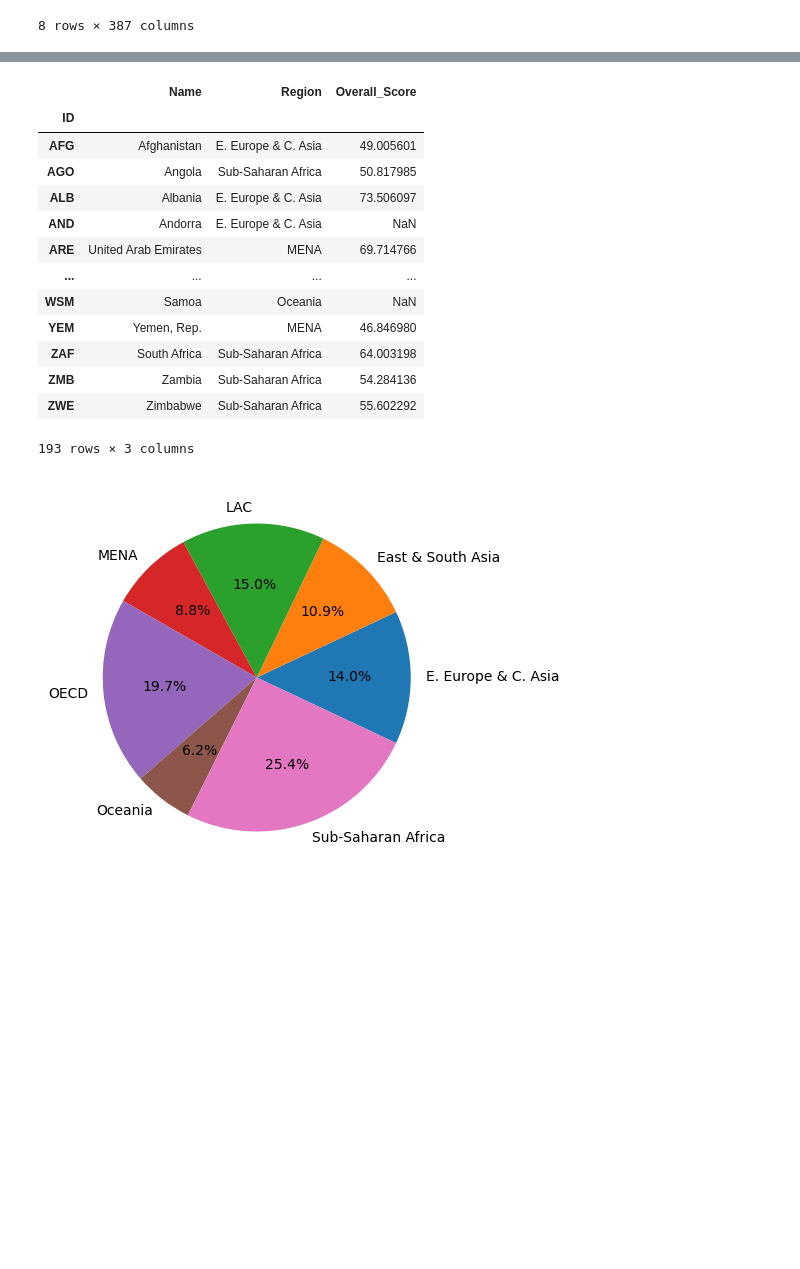
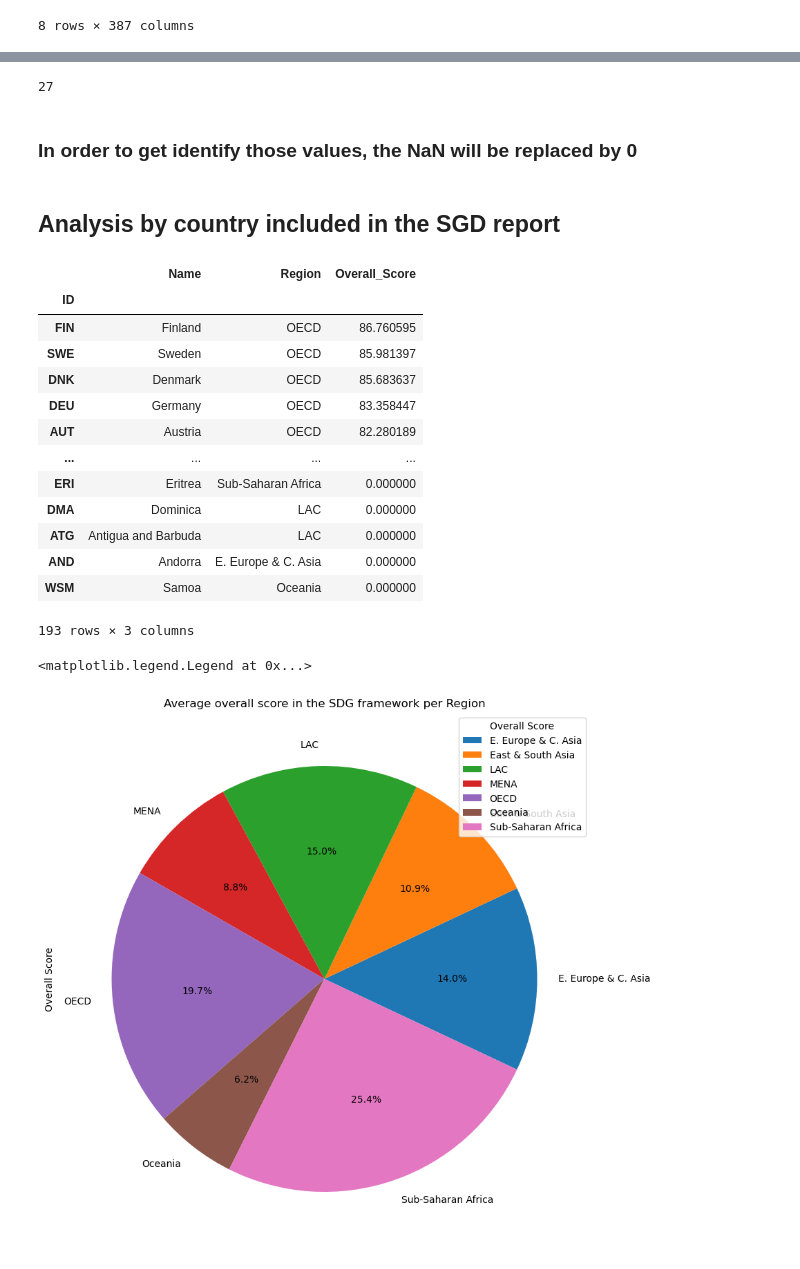
Before and after one commit to orl1289/Sustainable-Development-Goals, a Jupyter notebook: SDG_Country.ipynb, the cells around one changed output, grey strips where cells are left out. Saved outputs shown, nothing was run; the diff lists cells and outputs as text; code cells hidden in the pictures; blank space fills up the shorter version.

Commit message:
Added more explanations, and replaced NaN values by 0 in Overall Score

```diff
--- a/SDG_Country.ipynb
+++ b/SDG_Country.ipynb
@@ -33,0 +38,7 @@ sd_data.describe()
+# %%
+
+sd_data.Overall_Score.isna().sum()
+# %% [output]
+27
+# %% [markdown]
+### In order to get identify those values, the NaN will be replaced by 0
@@ -34,42 +47,31 @@ sd_data.describe()
+# %% [markdown]
+## Analysis by country included in the SGD report
 # %%
 #1)BY COUNTRY--------------------------------------------------
 
 #Getting only the columns needed for the analysis
-data= sd_data.get(['Name', 'Region','Overall_Score']).sort_index(ascending=1)
+data= sd_data.fillna(0).get(['Name', 'Region','Overall_Score']).sort_values(by='Overall_Score',ascending=0)
 
 display(data)
 
-# data.info()
 
 data_count = data.groupby(['Region']).count()
 
 # display(data_count)
 
 absolute = data_count['Name'].tolist()/data_count['Name'].sum()
-
-# #I need to segment and sort data values into bins. This function is also useful for going from a
-# #continuous variable to a categorical variable
-#x = absolute.to_list()
-#cutoff =[0,25,50,75,100]
-# labels = ['0-25','25-50','50-75','75-100']
-
-# segments = pd.cut(x, bins = cutoff, labels= labels)
-# final_table = pd.merge (sd_meandata, segments, how='left', on='ID')
-# display(final_table)
-
-# #data=sd_meandata.get(['Overall_Score'])
 # %% [output]
 |  | Name | Region | Overall_Score |
 | ID |  |  |  |
-| AFG | Afghanistan | E. Europe & C. Asia | 49.005601 |
-| AGO | Angola | Sub-Saharan Africa | 50.817985 |
-| ALB | Albania | E. Europe & C. Asia | 73.506097 |
-| AND | Andorra | E. Europe & C. Asia | NaN |
-| ARE | United Arab Emirates | MENA | 69.714766 |
+| FIN | Finland | OECD | 86.760595 |
+| SWE | Sweden | OECD | 85.981397 |
+| DNK | Denmark | OECD | 85.683637 |
+| DEU | Germany | OECD | 83.358447 |
+| AUT | Austria | OECD | 82.280189 |
 | ... | ... | ... | ... |
-| WSM | Samoa | Oceania | NaN |
-| YEM | Yemen, Rep. | MENA | 46.846980 |
-| ZAF | South Africa | Sub-Saharan Africa | 64.003198 |
-| ZMB | Zambia | Sub-Saharan Africa | 54.284136 |
-| ZWE | Zimbabwe | Sub-Saharan Africa | 55.602292 |
+| ERI | Eritrea | Sub-Saharan Africa | 0.000000 |
+| DMA | Dominica | LAC | 0.000000 |
+| ATG | Antigua and Barbuda | LAC | 0.000000 |
+| AND | Andorra | E. Europe & C. Asia | 0.000000 |
+| WSM | Samoa | Oceania | 0.000000 |
 193 rows × 3 columns
@@ -82,25 +86,26 @@ d2 = data[((data['Overall_Score']>75) & (data['Overall_Score']<=100))]['Overall_
 # %%
 #-------------------------Plot--------------------------------
 
 #1)BY EU COUNTRY IN OCDE---------------------------------------------
 
 # # make figure and assign axis objects
 #fig, (ax1, ax2) = plt.subplots(1, 2, figsize=(9, 5))
-fig, (ax1) = plt.subplots(1, figsize=(9, 5))
+fig, (ax1) = plt.subplots(1, figsize=(18, 10))
 fig.subplots_adjust(wspace=0)
 
 # # pie chart parameters
 overall_ratios = absolute.tolist()
 labels = data_count.index.tolist()
 
 # # rotate so that first wedge is split by the x-axis
 angle = -180 * overall_ratios[0]
 wedges, *_ = ax1.pie(overall_ratios, autopct='%1.1f%%', startangle=angle,
                      labels=labels)
 
 
-# ax.set_ylabel("Overall Score", loc='center')
-# ax.set_title("Average overall score in the SDG framework per Region")
-# ax.legend(title="Overall Score")
+ax1.set_ylabel("Overall Score", loc='center')
+ax1.set_title("Average overall score in the SDG framework per Region")
+ax1.legend(title="Overall Score")
 # %% [output]
+<matplotlib.legend.Legend at 0x...>
-[figure, old version]
+[figure, new version]
```
Also changed, not shown: parts of 6 cells of this notebook.
